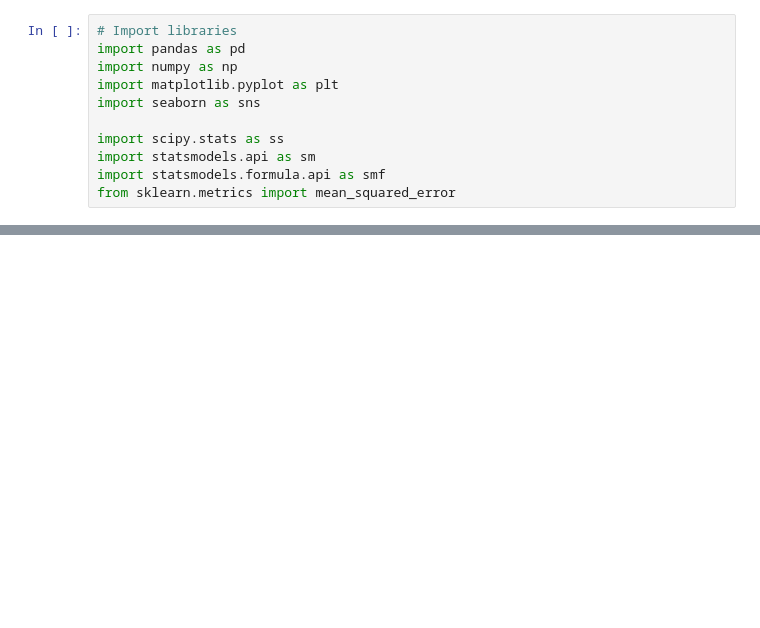
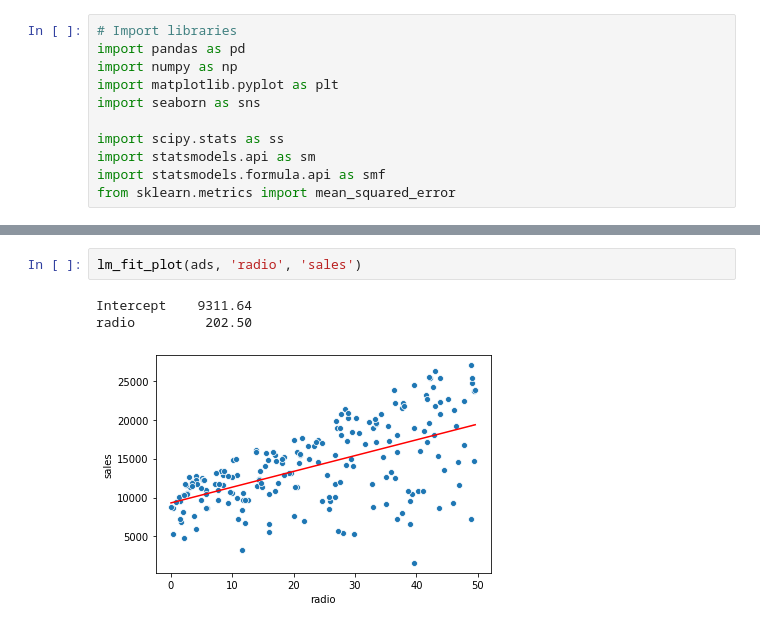
Before and after one commit to lukefiorio/ad_regression, a Jupyter notebook: LukasFiorio-L06-04-AS-AdRegression.ipynb, the cells around one changed output, grey strips where cells are left out. Cells and saved outputs as stored; diff of their text form; blank space fills up the shorter version.

```diff
--- a/LukasFiorio-L06-04-AS-AdRegression.ipynb
+++ b/LukasFiorio-L06-04-AS-AdRegression.ipynb
@@ -541,0 +231,6 @@ sns.lineplot(ads['ads'], sales_pred_all, color = 'red') # display predictions
+# %%
+lm_fit_plot(ads, 'radio', 'sales')
+# %% [output]
+Intercept    9311.64
+radio         202.50
+[figure, added]
```
Also changed, not shown: parts of 77 cells of this notebook.
